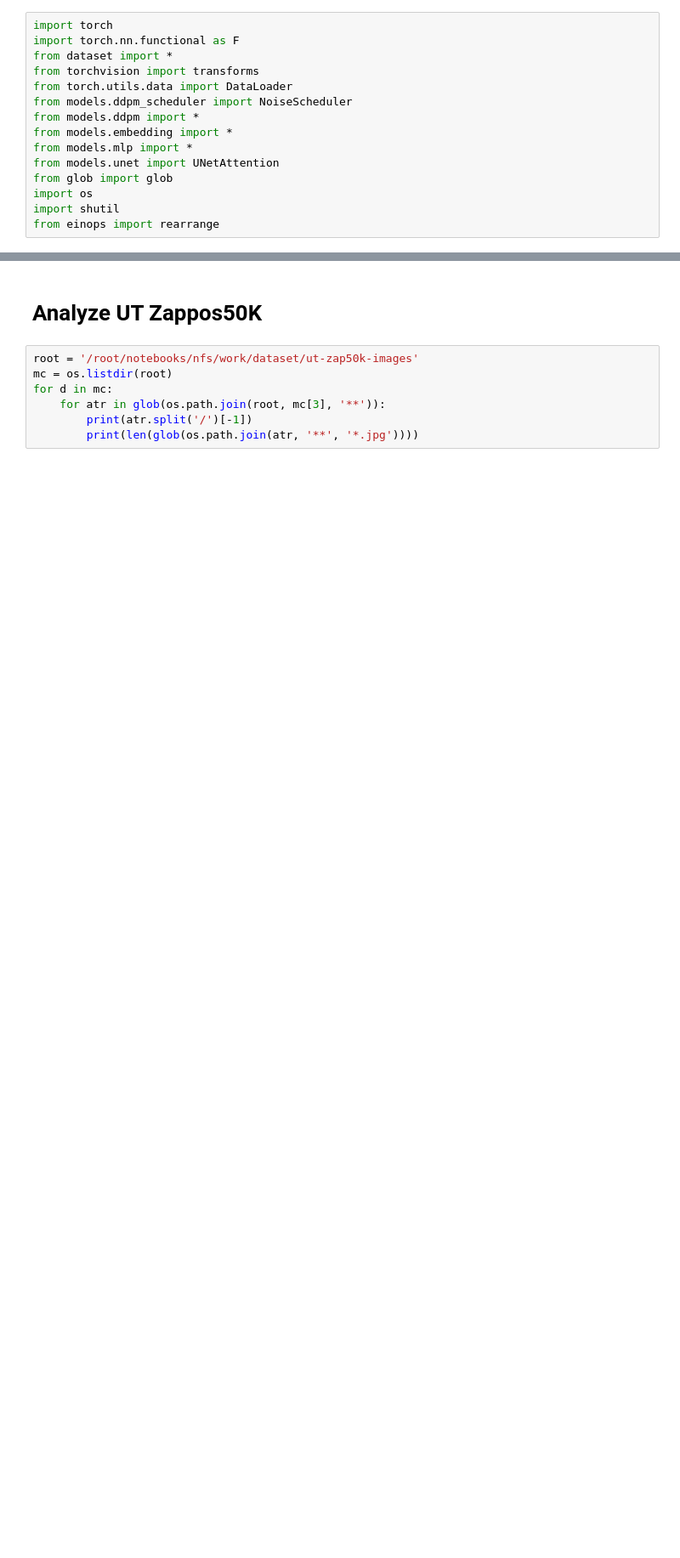
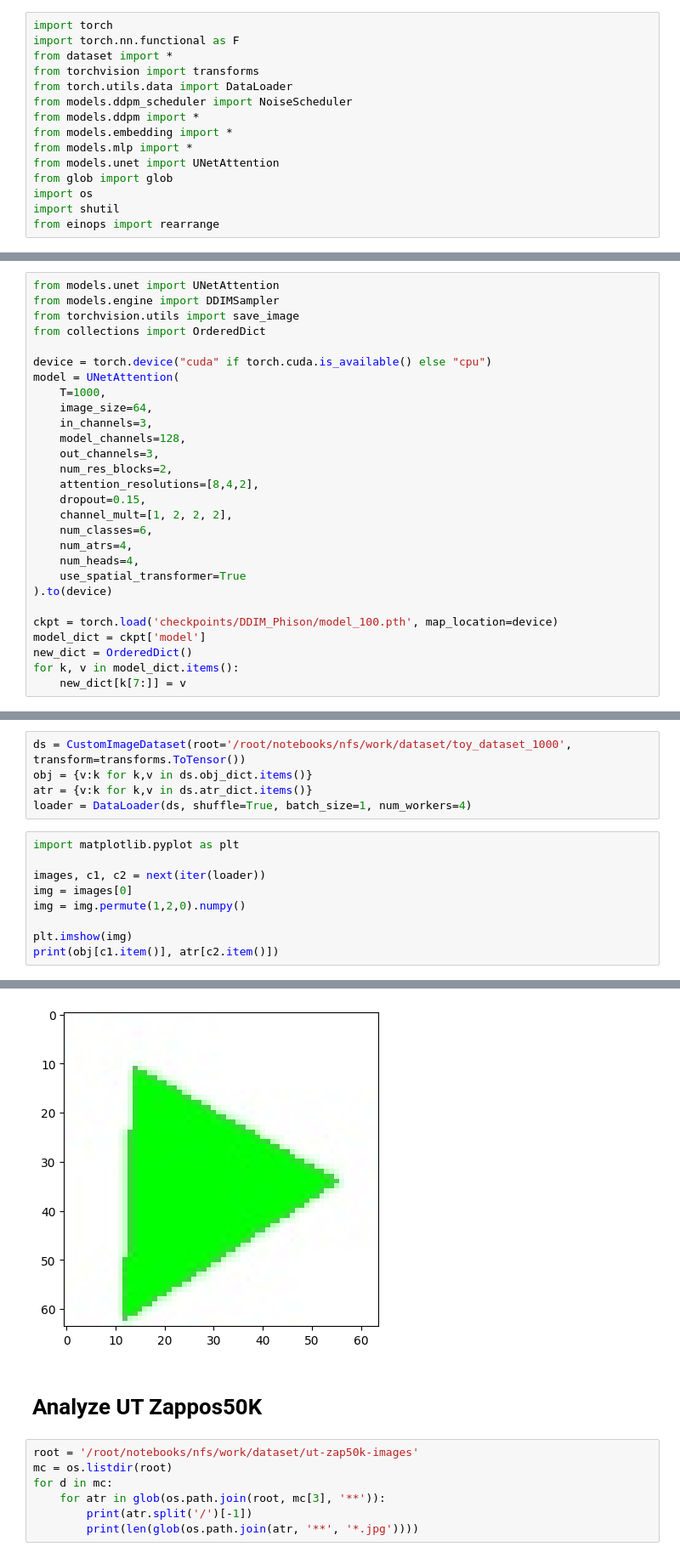
Before and after one commit to Larry234/Conditional_Diffusion, a Jupyter notebook: module_test.ipynb, the cells around one changed output, grey strips where cells are left out. Shown at 85% size. Drawn from its saved outputs; the diff is of its cells as text; blank space fills up the shorter version.

Commit message:
model evaluation

```diff
--- a/module_test.ipynb
+++ b/module_test.ipynb
@@ -69,0 +18,28 @@ print(emb.weight)
+# %%
+from models.unet import UNetAttention
+from models.engine import DDIMSampler
+from torchvision.utils import save_image
+from collections import OrderedDict
+
+device = torch.device("cuda" if torch.cuda.is_available() else "cpu")
+model = UNetAttention(
+    T=1000,
+    image_size=64,
+    in_channels=3,
+    model_channels=128,
+    out_channels=3,
+    num_res_blocks=2,
+    attention_resolutions=[8,4,2],
+    dropout=0.15,
+    channel_mult=[1, 2, 2, 2],
+    num_classes=6,
+    num_atrs=4,
+    num_heads=4,
+    use_spatial_transformer=True
+).to(device)
+
+ckpt = torch.load('checkpoints/DDIM_Phison/model_100.pth', map_location=device)
+model_dict = ckpt['model']
+new_dict = OrderedDict()
+for k, v in model_dict.items():
+    new_dict[k[7:]] = v
@@ -69,0 +61,15 @@ print(emb.weight)
+# %%
+ds = CustomImageDataset(root='/root/notebooks/nfs/work/dataset/toy_dataset_1000', transform=transforms.ToTensor())
+obj = {v:k for k,v in ds.obj_dict.items()}
+atr = {v:k for k,v in ds.atr_dict.items()}
+loader = DataLoader(ds, shuffle=True, batch_size=1, num_workers=4)
+# %%
+import matplotlib.pyplot as plt
+
+images, c1, c2 = next(iter(loader))
+img = images[0]
+img = img.permute(1,2,0).numpy()
+
+plt.imshow(img)
+print(obj[c1.item()], atr[c2.item()])
+# %% [output]
@@ -70,3 +77,4 @@ print(emb.weight)
+[figure, added]
 # %% [markdown]
 # Analyze UT Zappos50K
 # %%
```
Also changed, not shown: parts of 5 cells of this notebook.
